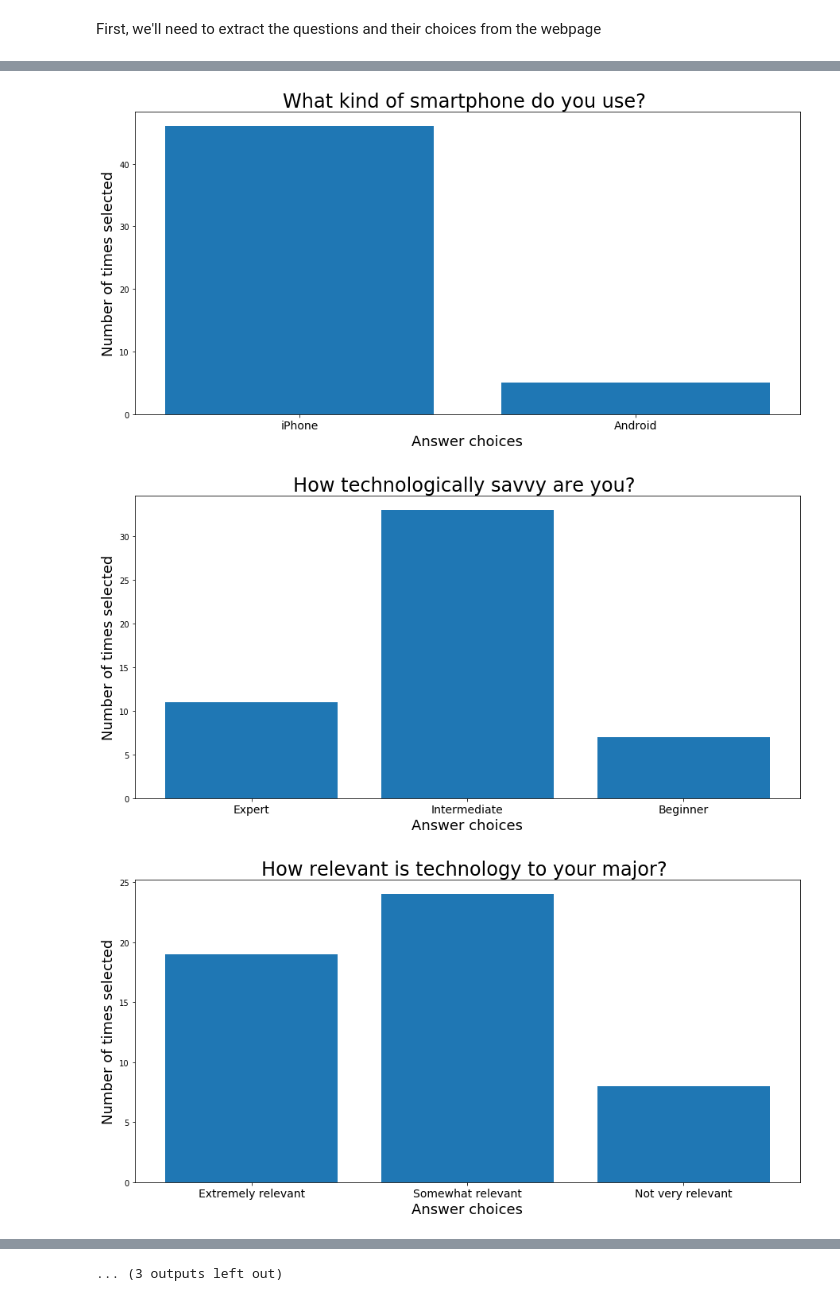
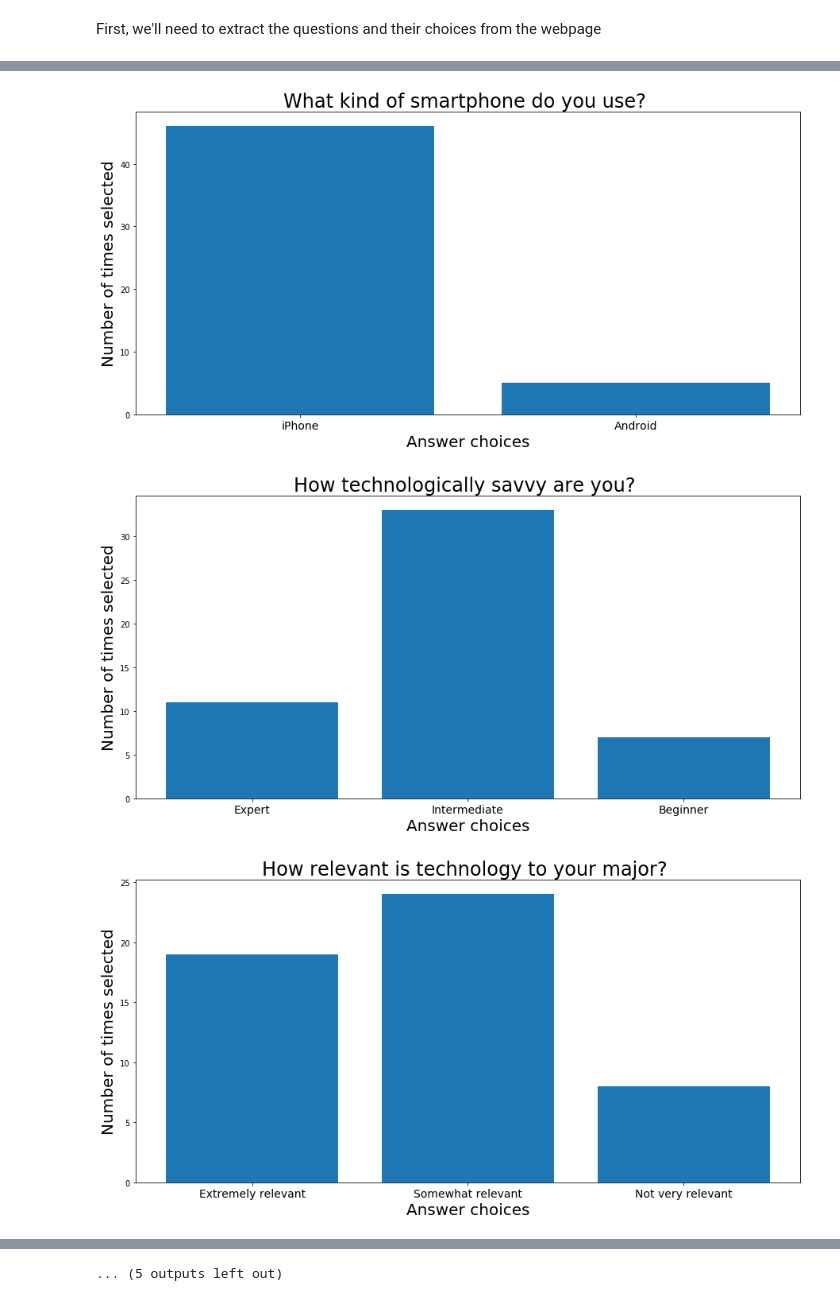
Before and after one commit to smitheric95/AB-Testing-Form, a Jupyter notebook: Data Analysis/Survey Data Analysis.ipynb, the cells around one changed output, grey strips where cells are left out. Saved outputs shown, nothing was run; the diff lists cells and outputs as text; code cells hidden in the pictures.

```diff
--- a/Data Analysis/Survey Data Analysis.ipynb
+++ b/Data Analysis/Survey Data Analysis.ipynb
@@ -73,13 +73,16 @@ responses = []
 
 df_questions = df
 
+cols_to_remove = 4
+
 # remove those instances that weren't completed
 if 'dropout' in df.columns:
     df_questions = df[df.dropout != 'true']
+    cols_to_remove += 2
 
 # remove non-questions from the data
-df_questions = df_questions.iloc[:, :-6]
-
+df_questions = df_questions.iloc[:, :-cols_to_remove]
+print(len(df_questions.columns))
 for column in df_questions:
     col = df_questions[column]
 
@@ -129,9 +136,9 @@ for r in range(len(responses)):
     y_pos = np.arange(len(selected_choices))
     plt.figure(figsize=(15,7))
     plt.bar(y_pos, totalled_answers, align='center')
-    plt.xticks(y_pos, choices, size=14)
-    plt.xlabel('Answer choices', size=18)
-    plt.ylabel('Number of times selected', size=18)
+    plt.xticks(y_pos, selected_choices, size=14)
+    plt.xlabel('Answer choices', size=20)
+    plt.ylabel('Number of times selected', size=20)
     plt.title(title, size=24)
 
     # rotate xticks of questions with a lot of choices
@@ -151,3 +158,3 @@ plt.close()
-[figure, old version]
+[figure, new version]
-[figure, old version]
+[figure, new version]
-[figure, old version]
+[figure, new version]
@@ -161 +168 @@ plt.close()
-... (3 outputs left out)
+... (5 outputs left out)
```
Also changed, not shown: parts of 4 cells of this notebook, 1 other file.
